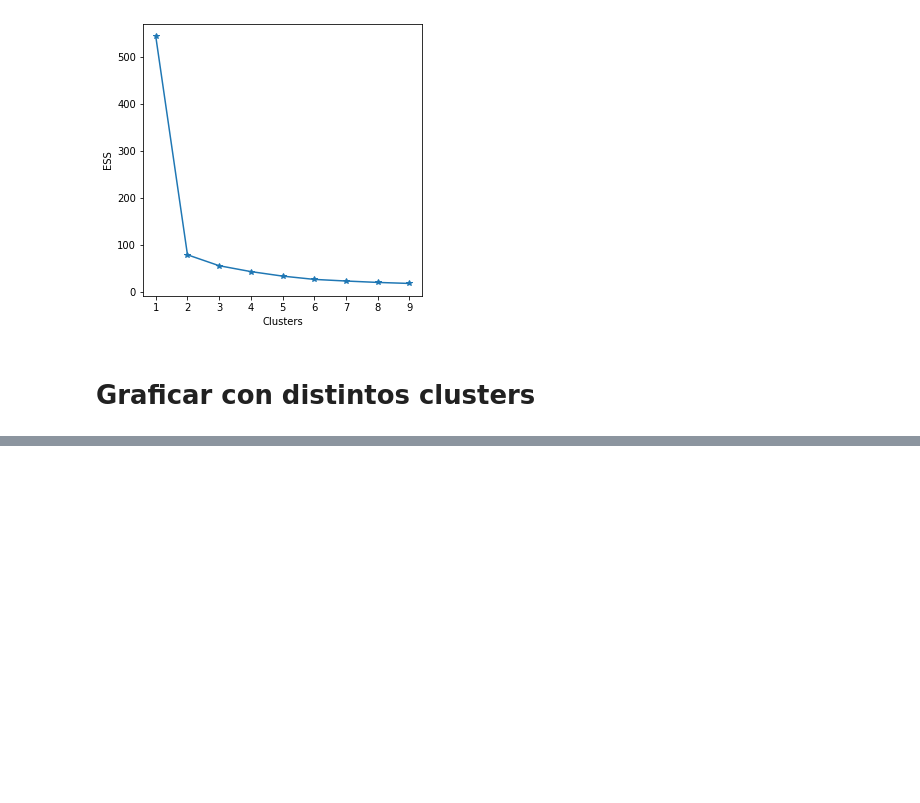
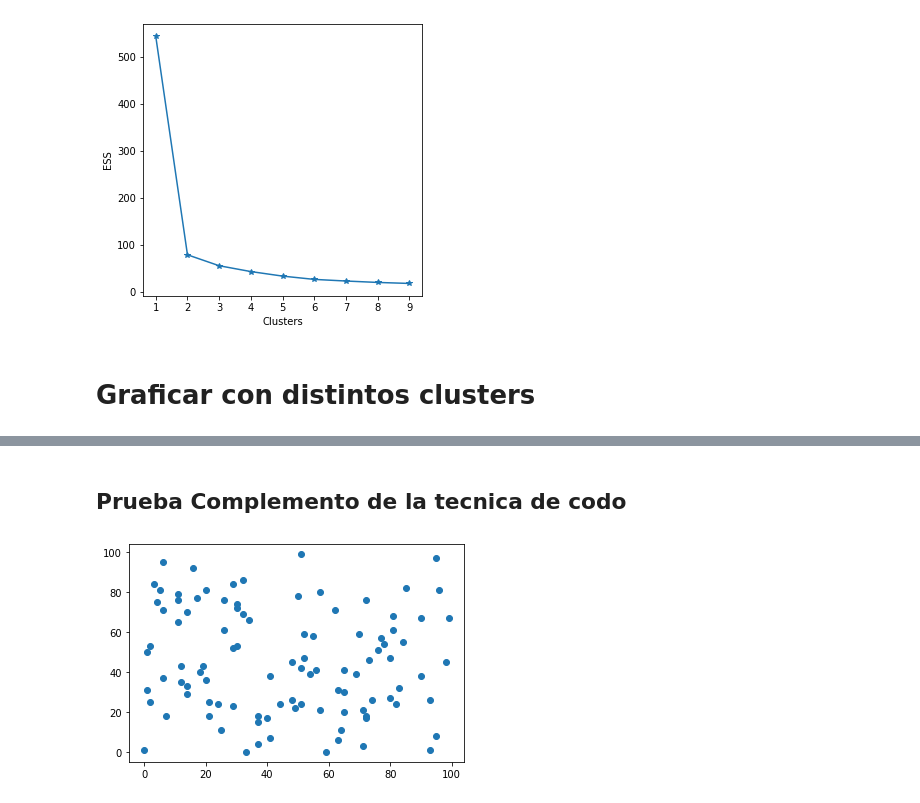
Before and after one commit to EMcoding17/ExtraccionConocimientosDeBD, a Jupyter notebook: Actividad08/EntrenamientoNoSupervisado.ipynb, the cells around one changed output, grey strips where cells are left out. Cells and saved outputs as stored; diff of their text form; code cells hidden in the pictures; blank space fills up the shorter version.

```diff
--- a/Actividad08/EntrenamientoNoSupervisado.ipynb
+++ b/Actividad08/EntrenamientoNoSupervisado.ipynb
@@ -250,0 +251,19 @@ for k in list_k:
+# %% [markdown]
+## **Prueba Complemento de la tecnica de codo**
+# %%
+#Generar datos aleatorios
+TE = np.random.randint(100, size=100)
+TW = np.random.randint(100, size=100)
+#Crear diccionario
+data = {
+    'TimeEruption' : TE,
+    'TimeWaiting' : TW
+}
+#Crear dataframe
+df2 = pd.DataFrame(data)
+# %%
+#Graficar dataframe creado
+plt.scatter(df2['TimeEruption'], df2['TimeWaiting'])
+plt.show()
+# %% [output]
+[figure, added]
```
Also changed, not shown: parts of 9 cells of this notebook.
